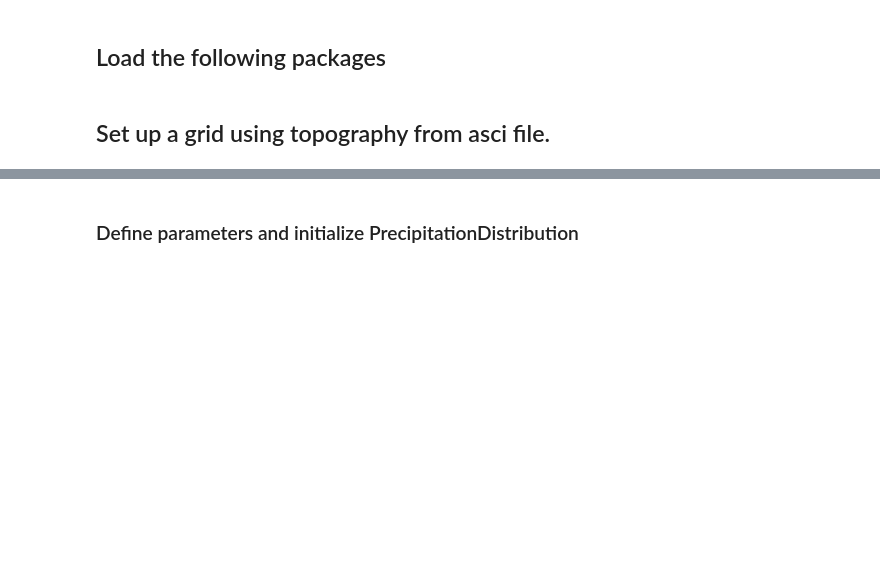
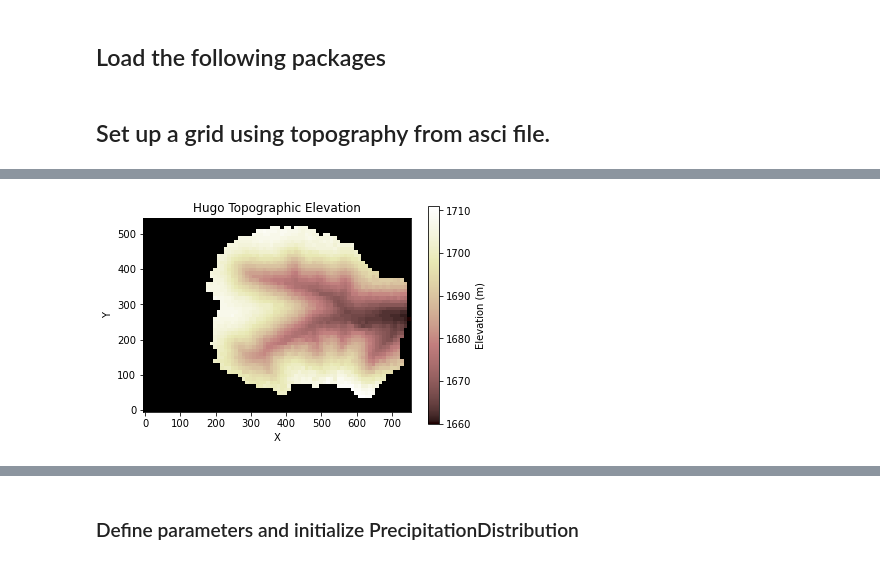
Before and after one commit to espin-2020/precipitation_lanscape_evolution, a Jupyter notebook: Rainstorms_Hydrographs.ipynb, the cells around one changed output, grey strips where cells are left out. Cells and saved outputs as stored; diff of their text form; code cells hidden in the pictures; blank space fills up the shorter version.

```diff
--- a/Rainstorms_Hydrographs.ipynb
+++ b/Rainstorms_Hydrographs.ipynb
@@ -95,16 +100,12 @@ In the second cell below you will plot the elevation of the Hugo catchment
 # %%
-## Show boundries condition of the basin
-# fig = plt.subplots()
-# imshow_grid(mg, mg.status_at_node, color_for_closed="blue",
-#             plot_name = 'Node Status',
-#             var_name = 'Node Status')
-
-# ## Show basin topography
-# fig = plt.subplots()
-# imshow_grid(mg,
-#             values = z,
-#             plot_name = 'Hugo Topographic Elevation',
-#             var_name = 'Elevation (m)')
+## Show basin topography
+fig = plt.subplots()
+imshow_grid(mg,
+            values = z,
+            plot_name = 'Hugo Topographic Elevation',
+            var_name = 'Elevation (m)')
+# %% [output]
+[figure, added]
 # %% [markdown]
 ## Rainfall Generator
 We will use the `PrecipitationDistribution` component in LandLab to generate storm events and calculate rainfall intensity and strom depth values!
```
Also changed, not shown: parts of 5 cells of this notebook.
